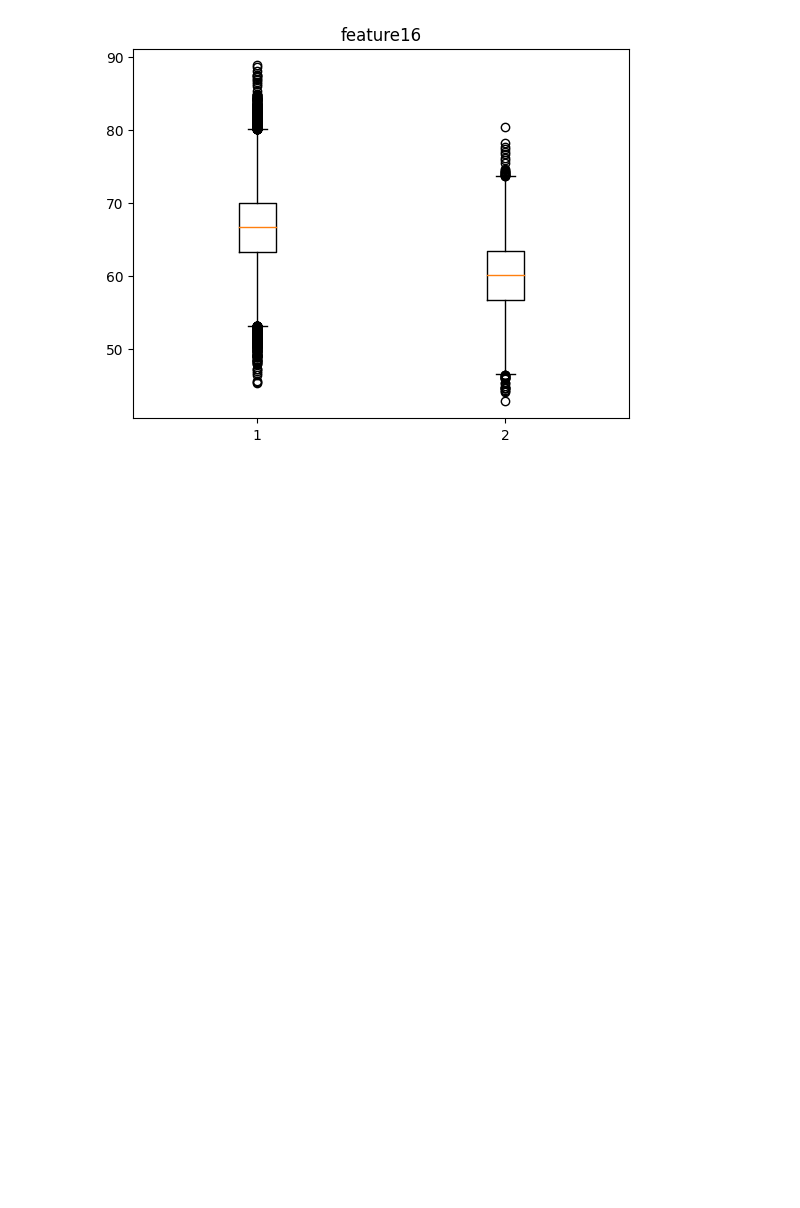
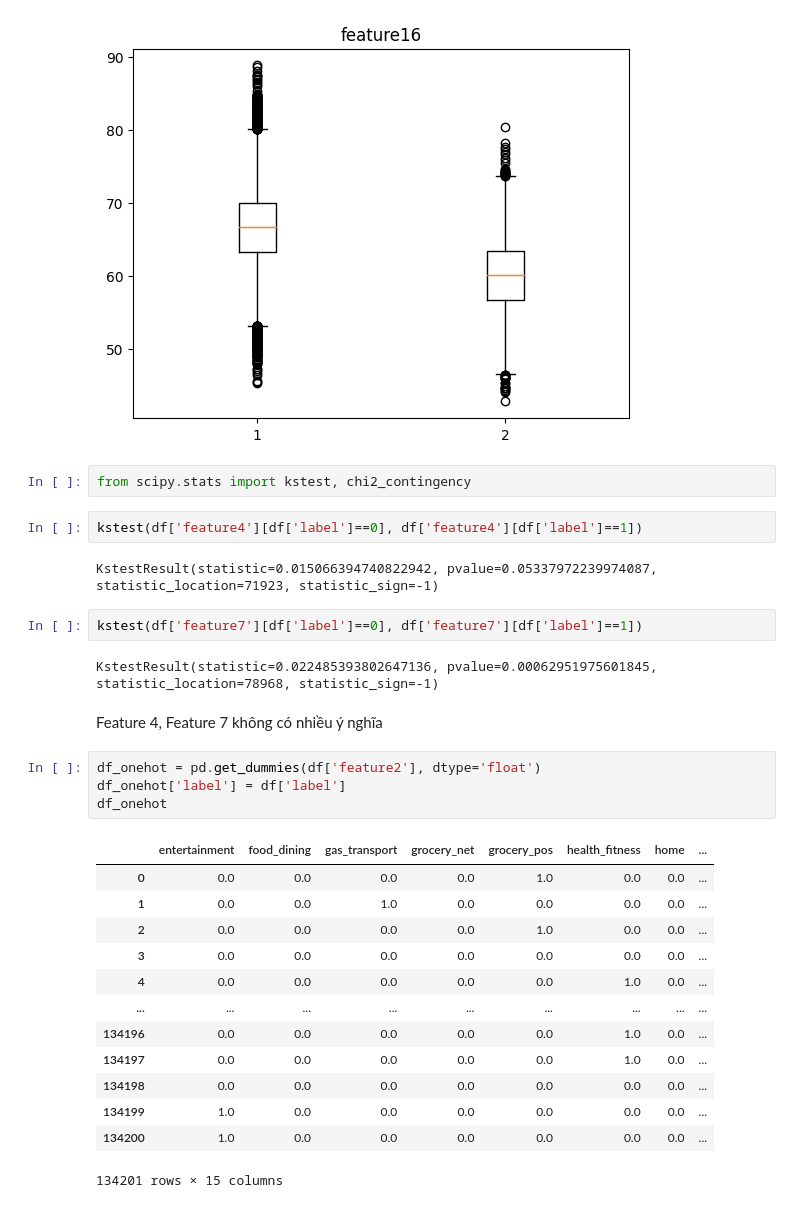
Before and after one commit to DASC-CompetitiveDS/MLOpsVN, a Jupyter notebook: src/notebooks/eda_phase-1_prob-1.ipynb, the cells around one changed output. Cells and saved outputs as stored; diff of their text form; blank space fills up the shorter version.

```diff
--- a/src/notebooks/eda_phase-1_prob-1.ipynb
+++ b/src/notebooks/eda_phase-1_prob-1.ipynb
@@ -171,3 +171,33 @@ for col in df_numeric.columns:
 [figure]
 [figure]
 [figure]
+# %%
+from scipy.stats import kstest, chi2_contingency
+# %%
+kstest(df['feature4'][df['label']==0], df['feature4'][df['label']==1])
+# %% [output]
+KstestResult(statistic=0.015066394740822942, pvalue=0.05337972239974087, statistic_location=71923, statistic_sign=-1)
+# %%
+kstest(df['feature7'][df['label']==0], df['feature7'][df['label']==1])
+# %% [output]
+KstestResult(statistic=0.022485393802647136, pvalue=0.00062951975601845, statistic_location=78968, statistic_sign=-1)
+# %% [markdown]
+Feature 4, Feature 7 không có nhiều ý nghĩa
+# %%
+df_onehot = pd.get_dummies(df['feature2'], dtype='float')
+df_onehot['label'] = df['label']
+df_onehot
+# %% [output]
+|  | entertainment | food_dining | gas_transport | grocery_net | grocery_pos | health_fitness | home | ... |
+| 0 | 0.0 | 0.0 | 0.0 | 0.0 | 1.0 | 0.0 | 0.0 | ... |
+| 1 | 0.0 | 0.0 | 1.0 | 0.0 | 0.0 | 0.0 | 0.0 | ... |
+| 2 | 0.0 | 0.0 | 0.0 | 0.0 | 1.0 | 0.0 | 0.0 | ... |
+| 3 | 0.0 | 0.0 | 0.0 | 0.0 | 0.0 | 0.0 | 0.0 | ... |
+| 4 | 0.0 | 0.0 | 0.0 | 0.0 | 0.0 | 1.0 | 0.0 | ... |
+| ... | ... | ... | ... | ... | ... | ... | ... | ... |
+| 134196 | 0.0 | 0.0 | 0.0 | 0.0 | 0.0 | 1.0 | 0.0 | ... |
+| 134197 | 0.0 | 0.0 | 0.0 | 0.0 | 0.0 | 1.0 | 0.0 | ... |
+| 134198 | 0.0 | 0.0 | 0.0 | 0.0 | 0.0 | 0.0 | 0.0 | ... |
+| 134199 | 1.0 | 0.0 | 0.0 | 0.0 | 0.0 | 0.0 | 0.0 | ... |
+| 134200 | 1.0 | 0.0 | 0.0 | 0.0 | 0.0 | 0.0 | 0.0 | ... |
+134201 rows × 15 columns
```
Also changed, not shown: parts of 10 cells of this notebook, 2 other files.
